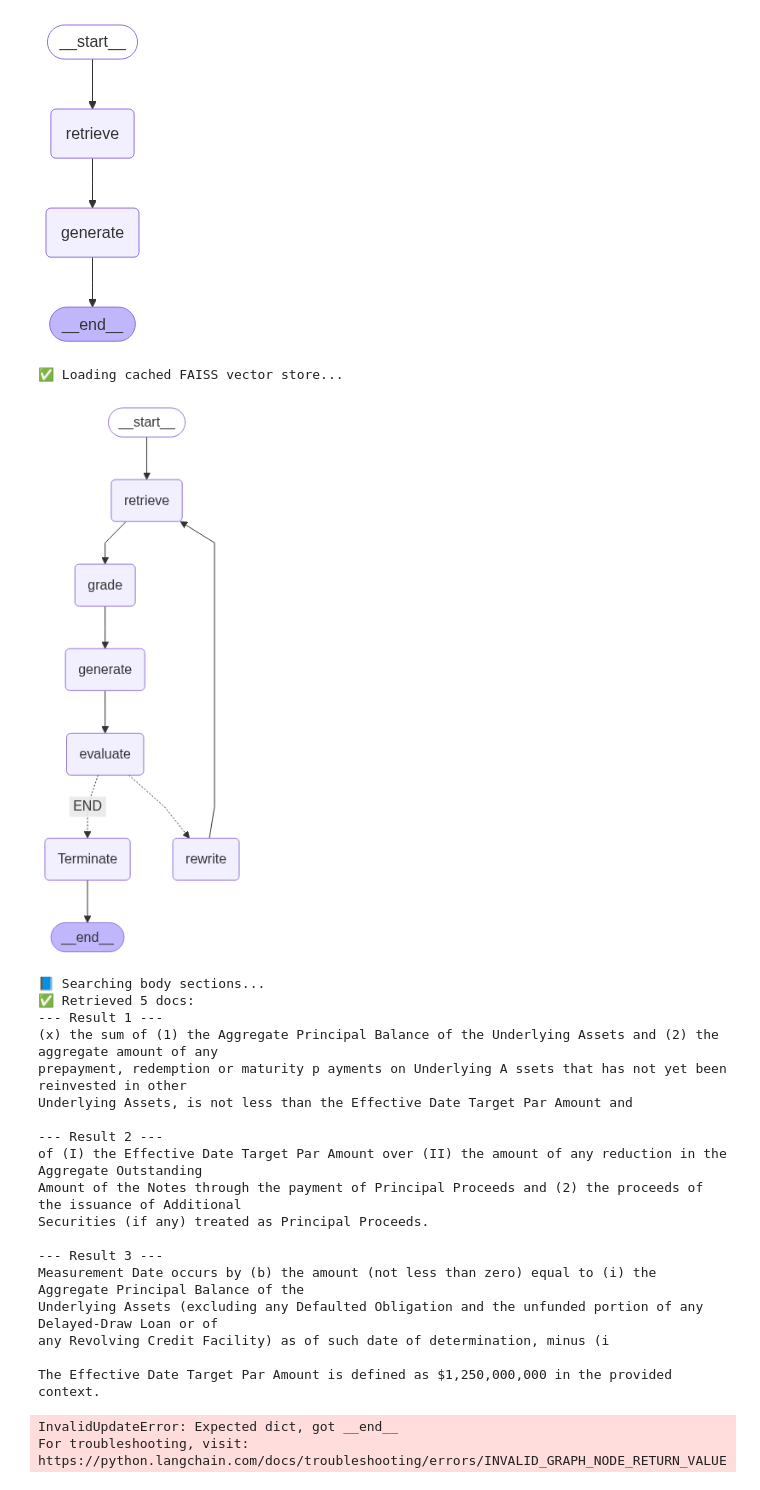
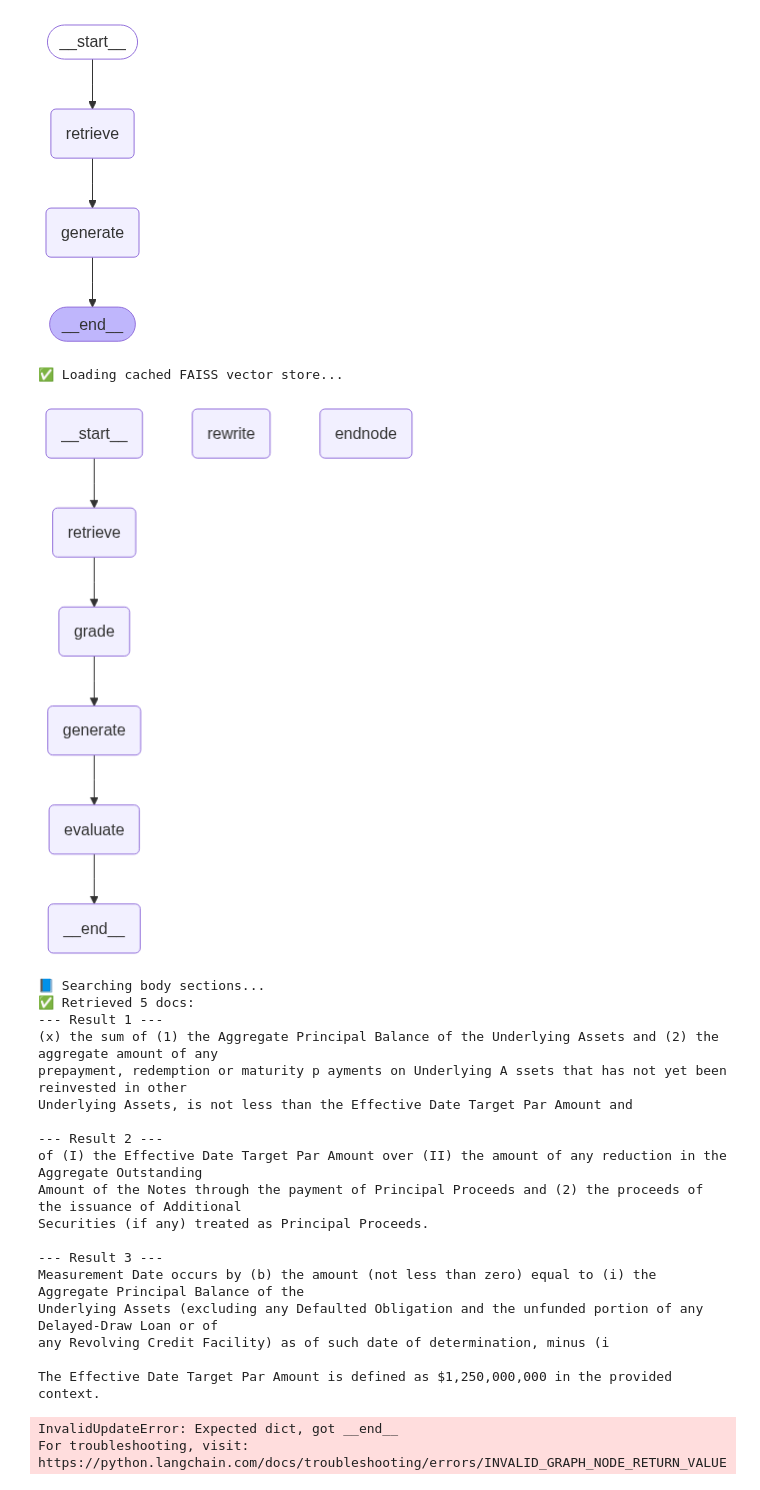
Before and after one commit to Supratim123923/Langgraph_Architecture, a Jupyter notebook: graph.ipynb, the cells around one changed output. Saved outputs shown, nothing was run; the diff lists cells and outputs as text; code cells hidden in the pictures.

```diff
--- a/graph.ipynb
+++ b/graph.ipynb
@@ -231,42 +231,52 @@ def termination_node(state):
     print("\nFinal Answer:")
     print(state["answer"])
     return state
-
+def end_node(state):
+    print("--------------------END------------------------")
+def conditional_logic(state):
+    if 1<0:
+        return "endnode"
+    else:
+        return "rewrite"
 # Build LangGraph
 builder = StateGraph(PortfolioState)
 builder.add_node("retrieve", retrieve_node)
 builder.add_node("grade", grade_node)
 builder.add_node("generate", generate_node)
 builder.add_node("evaluate", evaluate_node)
 builder.add_node("rewrite", rewrite_node)
-builder.add_node("Terminate", termination_node)
+builder.add_node("endnode", end_node)
+
+
 builder.set_entry_point("retrieve")
 builder.add_edge("retrieve", "grade")
 builder.add_edge("grade", "generate")
 builder.add_edge("generate", "evaluate")
+# builder.add_conditional_edges("evaluate",evaluate_node,
+#                               {"rewrite": "rewrite", "END": END}
+#                             )
+builder.add_conditional_edges("evaluate",conditional_logic)
+builder.add_edge("rewrite", "retrieve")
+#builder.add_edge("endnode", "end")
+builder.set_finish_point("endnode")
 
-builder.add_conditional_edges("evaluate",evaluate_node,
-                              {"rewrite": "rewrite", "END": "Terminate"}
-                            )
-builder.add_edge("rewrite", "retrieve")
-builder.add_edge("Terminate", END)
 # builder.set_entry_point("retrieve")
 # builder.add_edge("retrieve", "generate")
 # builder.add_edge("generate", END)
 graph = builder.compile()
 from IPython.display import Image, display
 display(Image(graph.get_graph().draw_mermaid_png()))
 initial_state = {
     "query": "Look for Target Par Amount/Effective date par amount/Aggregate par amount",
     "retrieved": [],
     "score": 0.0,
     "answer": ""}
 final_state = graph.invoke(initial_state)
 print("\n✅ Final Answer:")
 print(final_state["answer"])
 # %% [output]
 ✅ Loading cached FAISS vector store...
-[figure, old version]
+[figure, new version]
 📘 Searching body sections...
 ✅ Retrieved 5 docs:
 --- Result 1 ---
```
Also changed, not shown: parts of 1 cell of this notebook, 5 other files.
